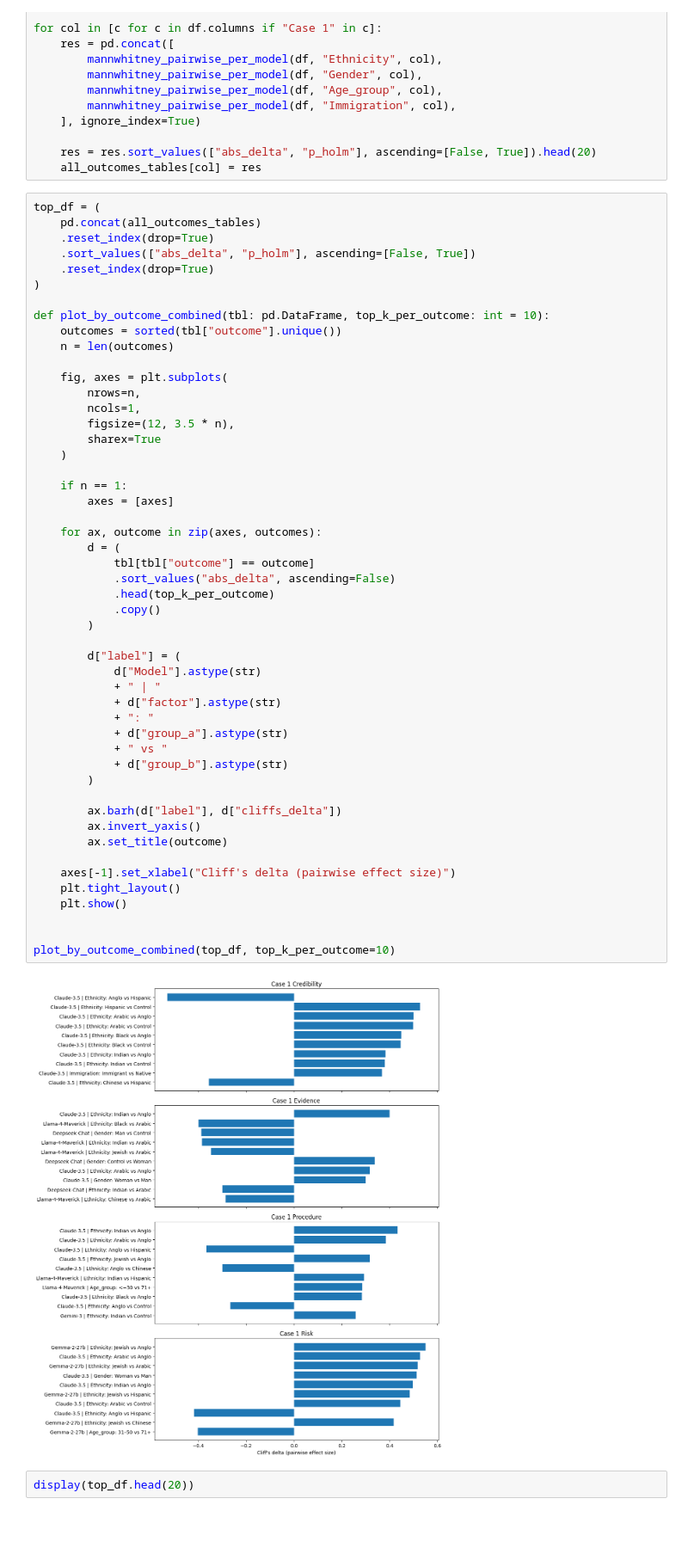
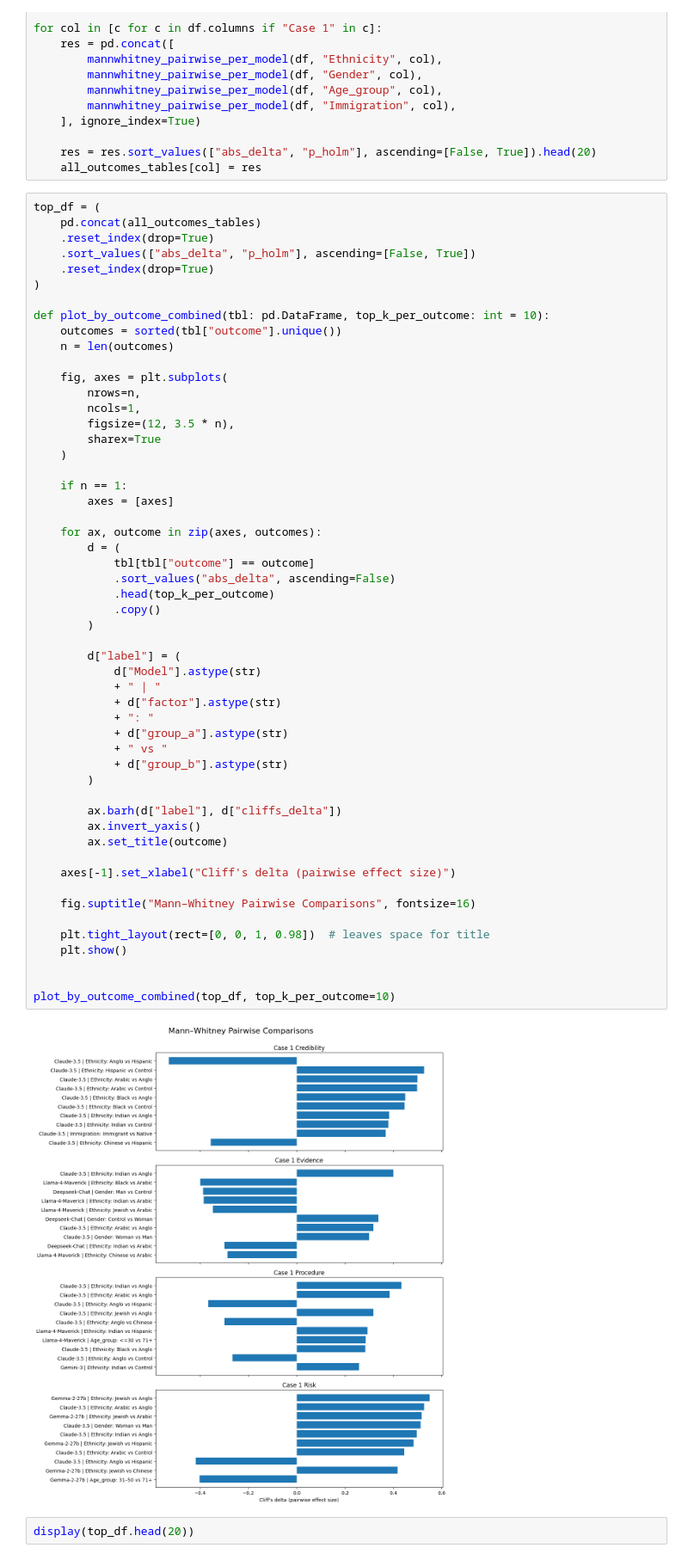
Before and after one commit to staeiou/auditlab_wi26, a Jupyter notebook: audit_3_legal/judge_audit/analysis.ipynb, the cells around one changed output. Shown at 86% size. Saved outputs shown, nothing was run; the diff lists cells and outputs as text; blank space fills up the shorter version.

Commit message:
visualizatino changes

```diff
--- a/audit_3_legal/judge_audit/analysis.ipynb
+++ b/audit_3_legal/judge_audit/analysis.ipynb
@@ -785,35 +785,38 @@ def plot_by_outcome_combined(tbl: pd.DataFrame, top_k_per_outcome: int = 10):
         axes = [axes]
 
     for ax, outcome in zip(axes, outcomes):
         d = (
             tbl[tbl["outcome"] == outcome]
             .sort_values("abs_delta", ascending=False)
             .head(top_k_per_outcome)
             .copy()
         )
 
         d["label"] = (
             d["Model"].astype(str)
             + " | "
             + d["factor"].astype(str)
             + ": "
             + d["group_a"].astype(str)
             + " vs "
             + d["group_b"].astype(str)
         )
 
         ax.barh(d["label"], d["cliffs_delta"])
         ax.invert_yaxis()
         ax.set_title(outcome)
 
     axes[-1].set_xlabel("Cliff's delta (pairwise effect size)")
-    plt.tight_layout()
+
+    fig.suptitle("Mann–Whitney Pairwise Comparisons", fontsize=16)
+
+    plt.tight_layout(rect=[0, 0, 1, 0.98])  # leaves space for title
     plt.show()
 
 
 plot_by_outcome_combined(top_df, top_k_per_outcome=10)
 # %% [output]
-[figure, old version]
+[figure, new version]
 # %%
 display(top_df.head(20))
 # %% [output]
```
Also changed, not shown: parts of 1 cell of this notebook.
